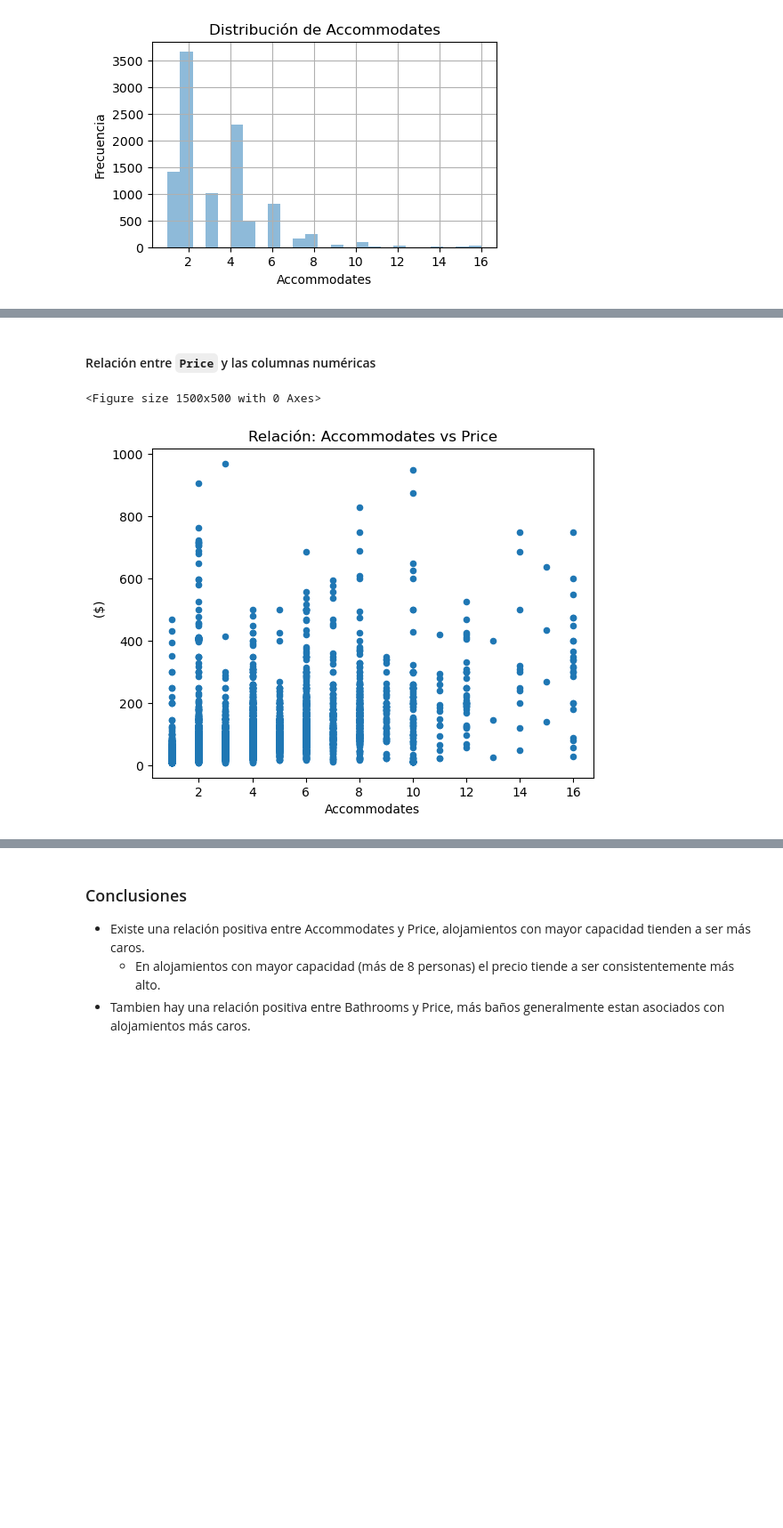
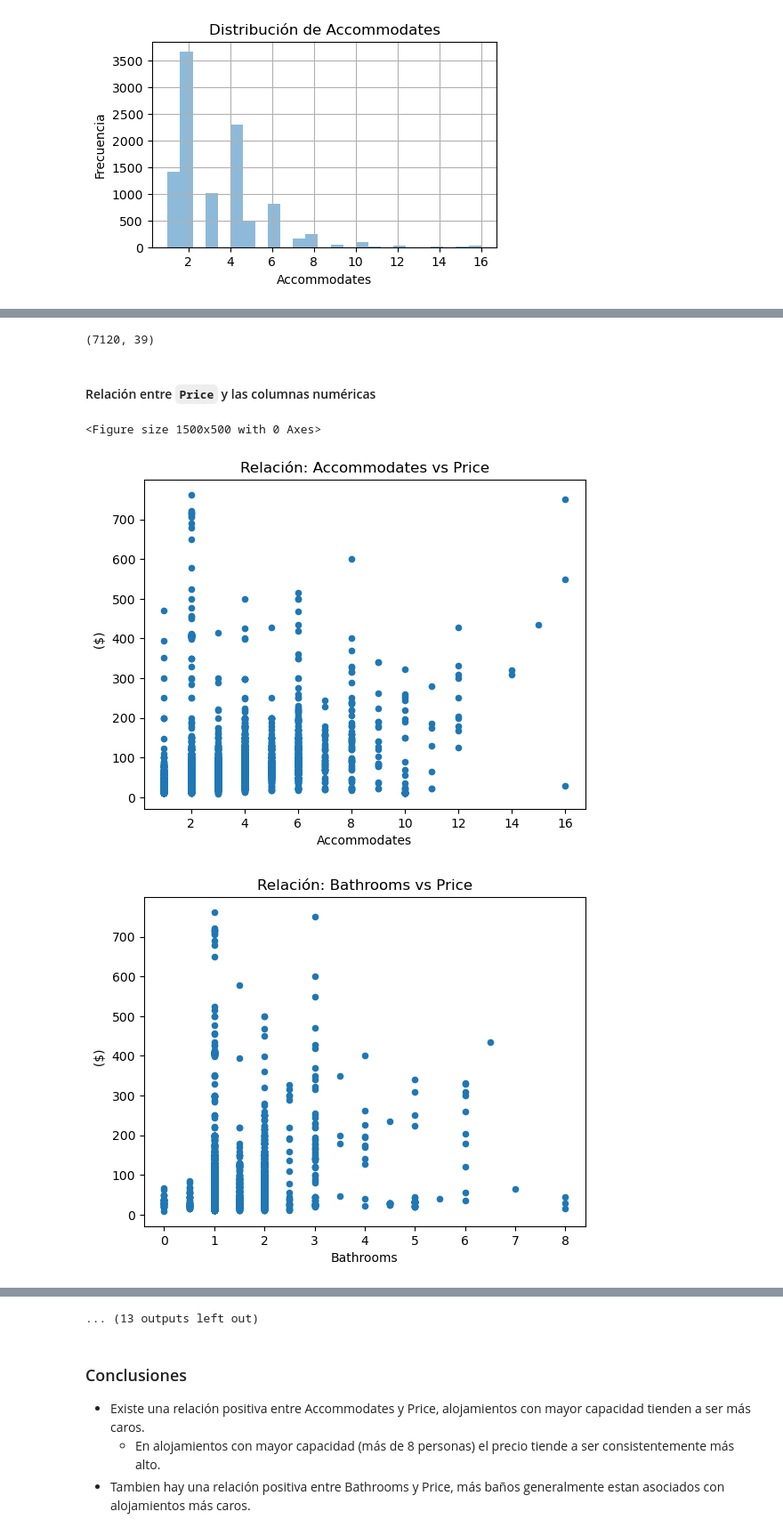
Before and after one commit to asimarra/Machine-Learning-101, a Jupyter notebook: Practica/Practica.ipynb, the cells around one changed output, grey strips where cells are left out. Shown at 89% size. Saved outputs shown, nothing was run; the diff lists cells and outputs as text; code cells hidden in the pictures; blank space fills up the shorter version.

Commit message:
Avance practica outliers 1

```diff
--- a/Practica/Practica.ipynb
+++ b/Practica/Practica.ipynb
@@ -487,0 +475,9 @@ Index(['Accommodates', 'Bathrooms', 'Bedrooms', 'Beds', 'Price',
+# %%
+"""def convertir_columnas_tipo_category():
+    columnas_tipo_objeto = airbnb_train_data.select_dtypes(include='object').columns
+    for columna in columnas_tipo_objeto:
+        if airbnb_train_data[columna].nunique() < 50:  # Si tiene menos de 50 valores unicos
+            airbnb_train_data[columna] = airbnb_train_data[columna].astype('category')
+
+convertir_columnas_tipo_category()
+airbnb_train_data[columnas_tipo_objeto].nunique(), airbnb_train_data[columnas_tipo_objeto].dtypes"""
@@ -503,0 +506,24 @@ grafica_frecuencia_por_columnas(activarBreak = True)
+# %%
+def eliminar_outliers(data, columnas_numericas):
+    """
+    Elimina los outliers de las columnas numéricas en un DataFrame utilizando el rango intercuartílico (IQR).
+    """
+    coeficiente_multiplicador = 1.5
+
+    for col in columnas_numericas:
+        q1 = data[col].quantile(0.25)  # Primer cuartil (25%)
+        q3 = data[col].quantile(0.75)  # Tercer cuartil (75%)
+        iqr = q3 - q1  # Rango intercuartílico
+
+        # Limites para detectar outliers
+        limite_inferior = q1 - coeficiente_multiplicador * iqr
+        limite_superior = q3 + coeficiente_multiplicador * iqr
+
+        # Filtrar los datos dentro de los límites
+        data = data[(data[col] >= limite_inferior) & (data[col] <= limite_superior)]
+    return data
+# %%
+columnas_para_remover_outliers=['Security Deposit', 'Cleaning Fee', 'Guests Included', 'Extra People',
+                                'Minimum Nights', 'Maximum Nights', 'Number of Reviews']
+airbnb_train_data = eliminar_outliers(airbnb_train_data, columnas_para_remover_outliers)
+grafica_frecuencia_por_columnas(activarBreak = False)
@@ -504,15 +544,20 @@ grafica_frecuencia_por_columnas(activarBreak = True)
+# %%
+airbnb_train_data.shape
+# %% [output]
+(7120, 39)
 # %% [markdown]
 #### Relación entre `Price` y las columnas numéricas
 # %%
 plt.figure(figsize=(15, 5))
 for i, columna in enumerate(obtener_columnas_numericas(), 1):
     if columna != 'Price':
         airbnb_train_data.plot(kind = 'scatter',x=columna,y = 'Price')
         plt.title(f"Relación: {columna} vs Price")
         plt.xlabel(columna)
         plt.ylabel('  ($)')
-        break
+        # break
 plt.show()
 # %% [output]
 <Figure size 1500x500 with 0 Axes>
-[figure, old version]
+[figure, new version]
+[figure, added]
@@ -519,3 +573,4 @@ plt.show()
+... (13 outputs left out)
 # %% [markdown]
 ### Conclusiones
 * Existe una relación positiva entre Accommodates y Price, alojamientos con mayor capacidad tienden a ser más caros.
```
Also changed, not shown: parts of 15 cells of this notebook, 1 other file.
